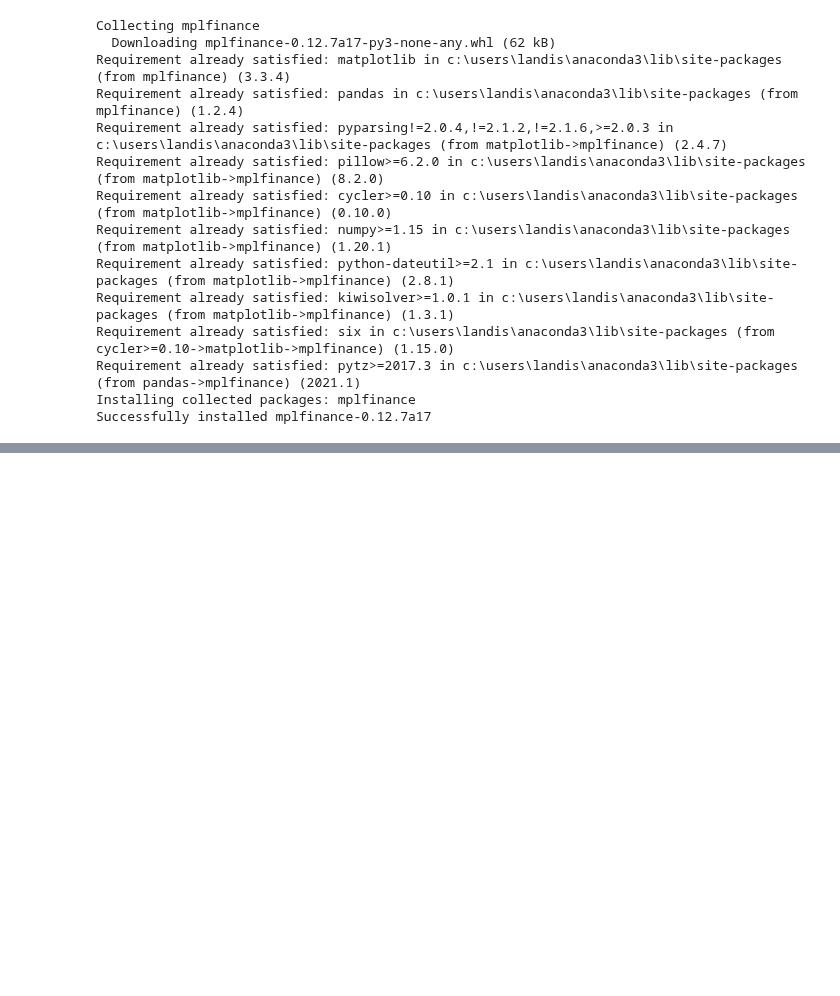
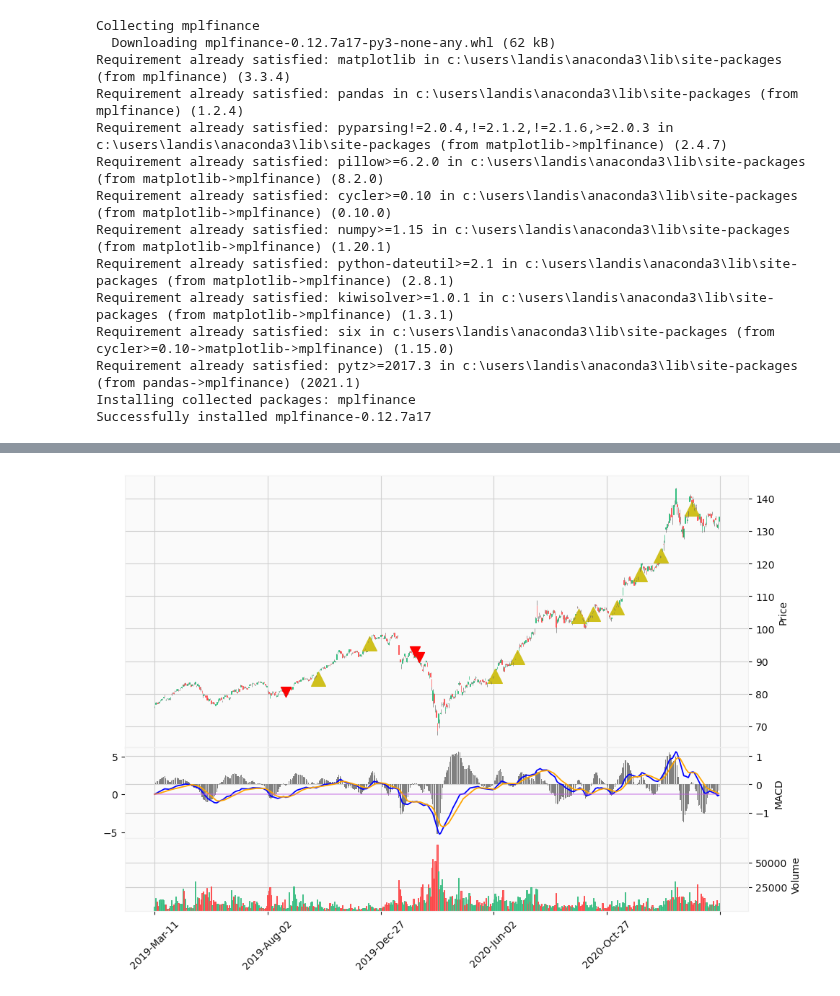
Before and after one commit to oscar50513/stock_project, a Jupyter notebook: mplfinance.ipynb, the cells around one changed output, grey strips where cells are left out. Saved outputs shown, nothing was run; the diff lists cells and outputs as text; code cells hidden in the pictures; blank space fills up the shorter version.

```diff
--- a/mplfinance.ipynb
+++ b/mplfinance.ipynb
@@ -563,0 +718,82 @@ Successfully installed mplfinance-0.12.7a17
+# %%
+import pandas as pd
+import numpy as np
+
+file = "0050.csv"
+ticker = pd.read_csv(file)
+ticker.columns = ['Date', 'Open', 'High', 'Low', 'Close', 'Volume']
+ticker = ticker.set_index('Date')
+ticker.index = pd.to_datetime(ticker.index)
+ticker = ticker.sort_index()
+ticker = ticker.tail(500)
+#print(ticker)
+
+# Define constants
+MACD_N = 9
+MACD_EMA_SLOW = 26
+MACD_EMA_QUICK = 12
+middle_line = 0
+tmp = pd.DataFrame(index=ticker.index)
+data = ticker.copy(deep=True)
+tmp['ema12'] = data['Close'].ewm(span=MACD_EMA_QUICK, adjust=False).mean() # exponential moving average
+tmp['ema26'] = data['Close'].ewm(span=MACD_EMA_SLOW, adjust=False).mean() # exponential moving average
+#print(tmp.head(10))
+
+data['macd_DIF']  = tmp['ema12'] - tmp['ema26']                             # qucik MACD
+data['macd_DEM'] = data['macd_DIF'].ewm(span = MACD_N, adjust=False).mean()# slow MACD
+data['macd_BAR'] = data['macd_DIF'] - data['macd_DEM']                     # MACD bar
+#print(data.head(10))
+
+strategy_1 = pd.DataFrame(index=ticker.index)
+strategy_1['buy'] = np.zeros(ticker.shape[0])
+strategy_1['sell'] = np.zeros(ticker.shape[0])
+
+
+# skip first RSI_n days
+for i in range(MACD_EMA_SLOW, data.shape[0]):
+
+    if(data['macd_DIF'][i] > 0 and data['macd_DEM'][i] > 0):
+        # fast MACD  upcross slow MACD
+        if((data['macd_DIF'][i-1] < data['macd_DEM'][i-1]) and
+           (data['macd_DIF'][i]   > data['macd_DEM'][i]) and
+           (data['macd_DIF'][i-1] < data['macd_DIF'][i])):
+            strategy_1.loc[(data.index[i+1], 'buy')] = 1
+            print('buy  |', data.index[i+1], data['Open'][i+1])   # modified, buy at the opening price the next day
+
+    if(data['macd_DIF'][i] < 0 and data['macd_DEM'][i] < 0):
+        # fast MACD  downcross slow MACD
+        if((data['macd_DIF'][i-1] > data['macd_DEM'][i-1]) and
+           (data['macd_DIF'][i]   < data['macd_DEM'][i]) and
+           (data['macd_DIF'][i-1] > data['macd_DIF'][i])):
+
+            strategy_1.loc[(data.index[i+1], 'sell')] = 1
+            print('sell |', data.index[i+1], data['Open'][i+1])  # modified, sell at the opening price the next day
+
+plots = []
+# the position in graph
+buy, sell = [], []
+for index, row in data.iterrows():     # iterrows() 會傳回索引該行以及該行的整個資料
+    buy.append(row['Close']*0.985 if strategy_1.loc[index]['buy'] else np.nan)
+    sell.append(row['Close']*1.01 if strategy_1.loc[index]['sell'] else np.nan)
+
+plots = [
+          mpf.make_addplot(data['macd_BAR'], type = 'bar', panel = 1, color = 'grey', ylabel = 'MACD'),
+          mpf.make_addplot(data['macd_DIF'], panel = 1, color = 'blue'),
+          mpf.make_addplot(data['macd_DEM'], panel = 1, color = 'orange'),
+          mpf.make_addplot(np.full((len(data)), middle_line), panel = 1, color='#bf5ce0', alpha=0.5),
+       ]
+if not np.count_nonzero(np.isnan(sell)) == len(sell):
+    plots.append(mpf.make_addplot(sell , type = 'scatter', color = 'red', marker = 'v', markersize = 100))
+if not np.count_nonzero(np.isnan(buy)) == len(buy):
+    plots.append(mpf.make_addplot(buy , type = 'scatter', color = '#cfc01d', marker = '^', markersize = 200))
+
+mpf.plot(data,
+         type='candle',   # candlestick chart of stock price
+         volume=True,     # plots trading volume as well
+         volume_panel=2,
+         figscale=1.5,
+         addplot = plots,
+         style='yahoo',
+         panel_ratios = (3, 1, 0.8)
+)
+# %% [output]
@@ -563,0 +813 @@ Successfully installed mplfinance-0.12.7a17
+[figure, added]
```
Also changed, not shown: parts of 4 cells of this notebook, 19 other files.
